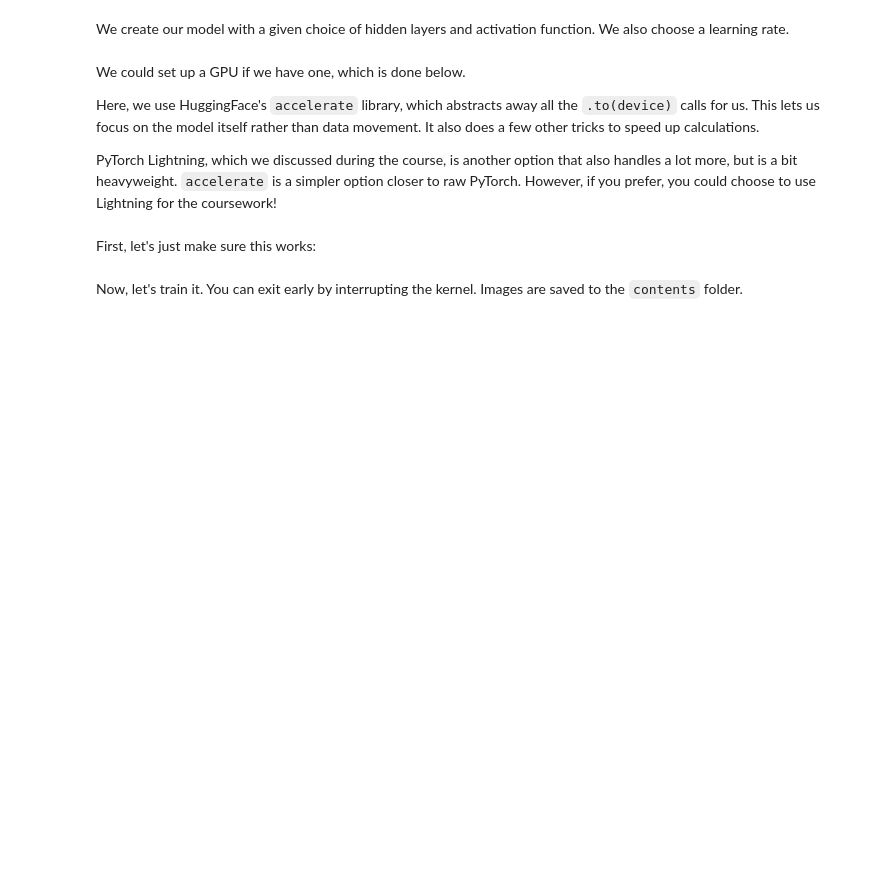
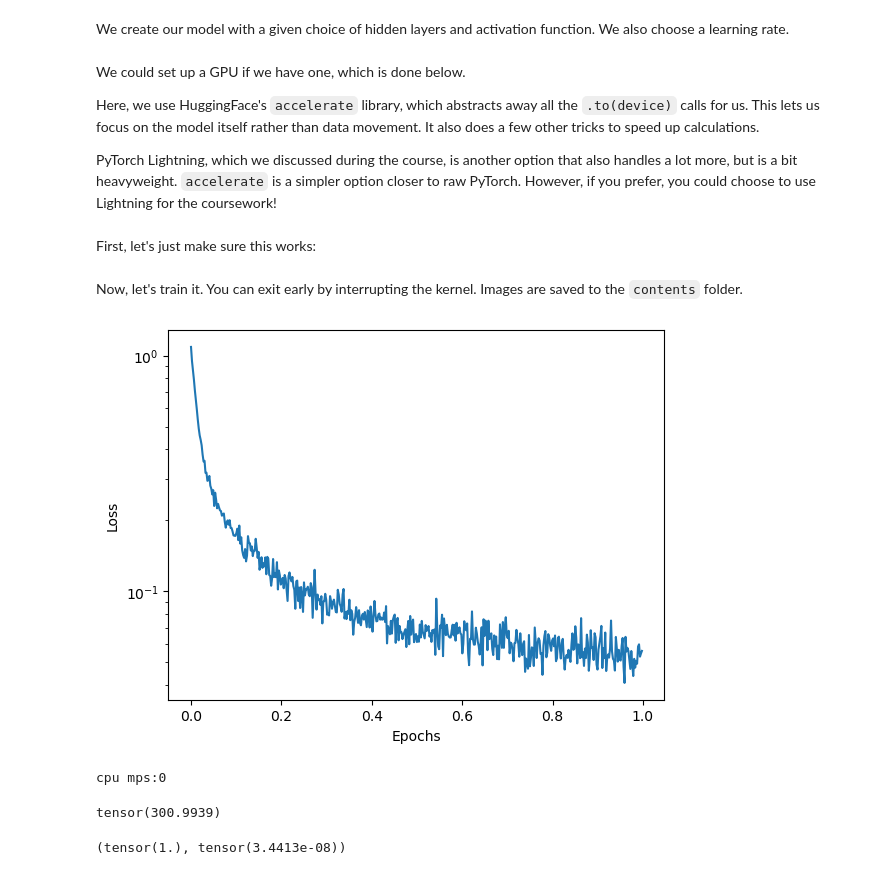
Before and after one commit to tbreitburd/Cold-Diffusion-Model, a Jupyter notebook: coursework_starter.ipynb, the cells around one changed output. Saved outputs shown, nothing was run; the diff lists cells and outputs as text; code cells hidden in the pictures; blank space fills up the shorter version.

```diff
--- a/coursework_starter.ipynb
+++ b/coursework_starter.ipynb
@@ -208,7 +214,9 @@ class DDPM(nn.Module):
             beta_t = self.beta_t[i]
 
             # First line of loop:
-            z_t -= (beta_t / torch.sqrt(1 - alpha_t)) * self.gt(z_t, (i/self.n_T) * _one)
+            z_t -= (beta_t / torch.sqrt(1 - alpha_t)) * self.gt(
+                z_t, (i / self.n_T) * _one
+            )
             z_t /= torch.sqrt(1 - beta_t)
 
             if i > 1:
@@ -222,7 +230,9 @@ We will run this on MNIST. We perform some basic preprocessing, and set up the d
 # %%
 tf = transforms.Compose([transforms.ToTensor(), transforms.Normalize((0.5,), (1.0))])
 dataset = MNIST("./data", train=True, download=True, transform=tf)
-dataloader = DataLoader(dataset, batch_size=128, shuffle=True, num_workers=4, drop_last=True)
+dataloader = DataLoader(
+    dataset, batch_size=128, shuffle=True, num_workers=4, drop_last=True
+)
 # %% [markdown]
 We create our model with a given choice of hidden layers and activation function. We also choose a learning rate.
 # %%
@@ -261,6 +271,7 @@ are saved to the `contents` folder.
 # %%
 n_epoch = 1
 losses = []
+avg_losses = []
 
 for i in range(n_epoch):
     ddpm.train()
@@ -275,14 +286,19 @@ for i in range(n_epoch):
         # ^Technically should be `accelerator.backward(loss)` but not necessary for local training
 
         losses.append(loss.item())
-        avg_loss = np.average(losses[min(len(losses)-100, 0):])
-        pbar.set_description(f"loss: {avg_loss:.3g}")  # Show running average of loss in progress bar
+        avg_loss = np.average(losses[min(len(losses) - 100, 0) :])
+        avg_losses.append(avg_loss)
+        pbar.set_description(
+            f"loss: {avg_loss:.3g}"
+        )  # Show running average of loss in progress bar
 
         optim.step()
 
     ddpm.eval()
     with torch.no_grad():
-        xh = ddpm.sample(16, (1, 28, 28), accelerator.device)  # Can get device explicitly with `accelerator.device`
+        xh = ddpm.sample(
+            16, (1, 28, 28), accelerator.device
+        )  # Can get device explicitly with `accelerator.device`
         grid = make_grid(xh, nrow=4)
 
         # Save samples to `./contents` directory
@@ -290,3 +306,18 @@ for i in range(n_epoch):
 
         # save model
         torch.save(ddpm.state_dict(), f"./ddpm_mnist.pth")
+# %%
+import matplotlib.pyplot as plt
+
+
+def plot_loss(losses):
+    x = np.arange(len(losses)) / 468
+    plt.plot(x, losses)
+    plt.xlabel("Epochs")
+    plt.ylabel("Loss")
+    plt.yscale("log")
+    plt.show()
+# %%
+plot_loss(losses)
+# %% [output]
+[figure, added]
@@ -292,0 +364,5 @@ for i in range(n_epoch):
+# %%
+get_fid(ddpm, dataset, 10)
+# %% [output]
+cpu mps:0
+tensor(300.9939)
@@ -292,0 +390,4 @@ for i in range(n_epoch):
+# %%
+get_is(ddpm, 10)
+# %% [output]
+(tensor(1.), tensor(3.4413e-08))
```
Also changed, not shown: parts of 8 cells of this notebook, 2 other files.
